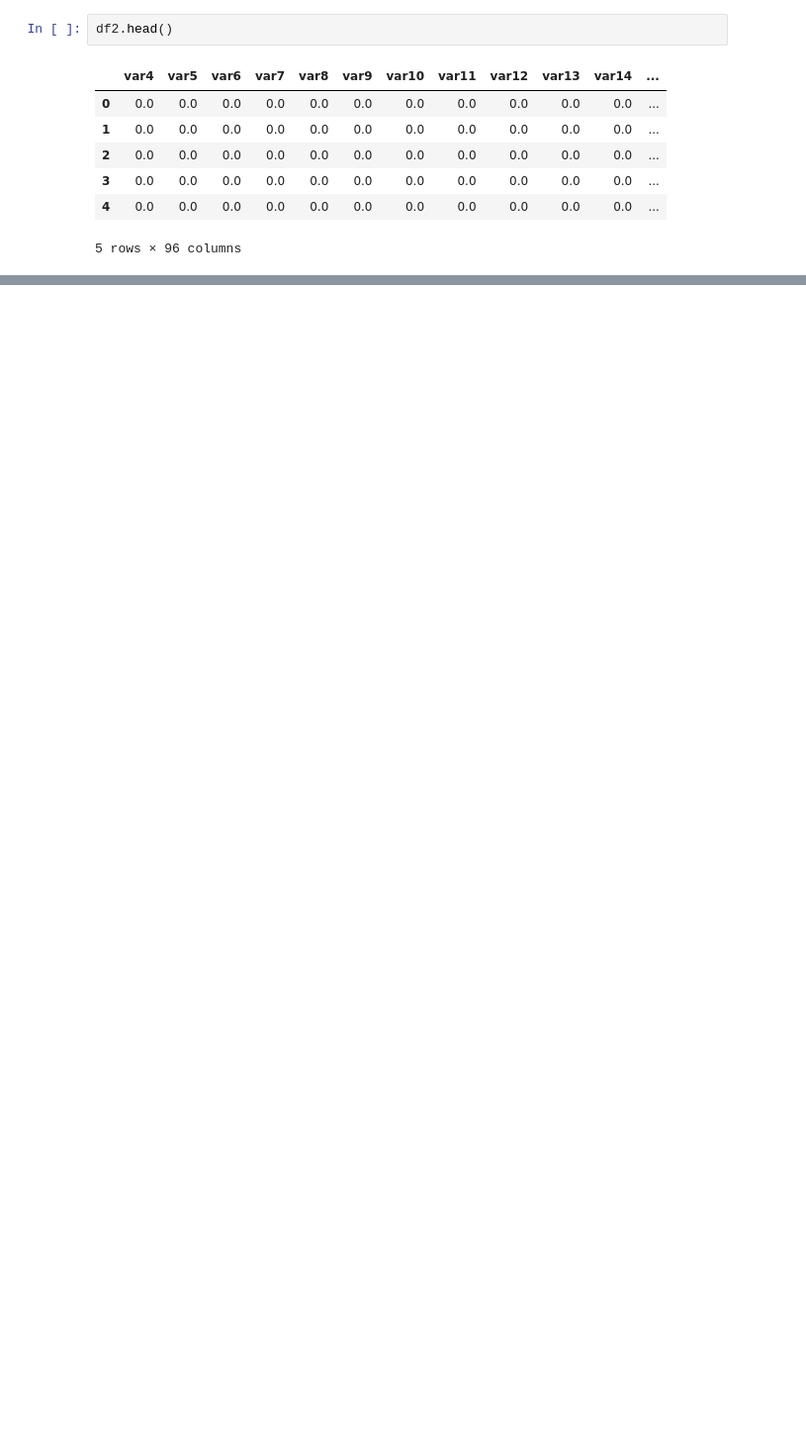
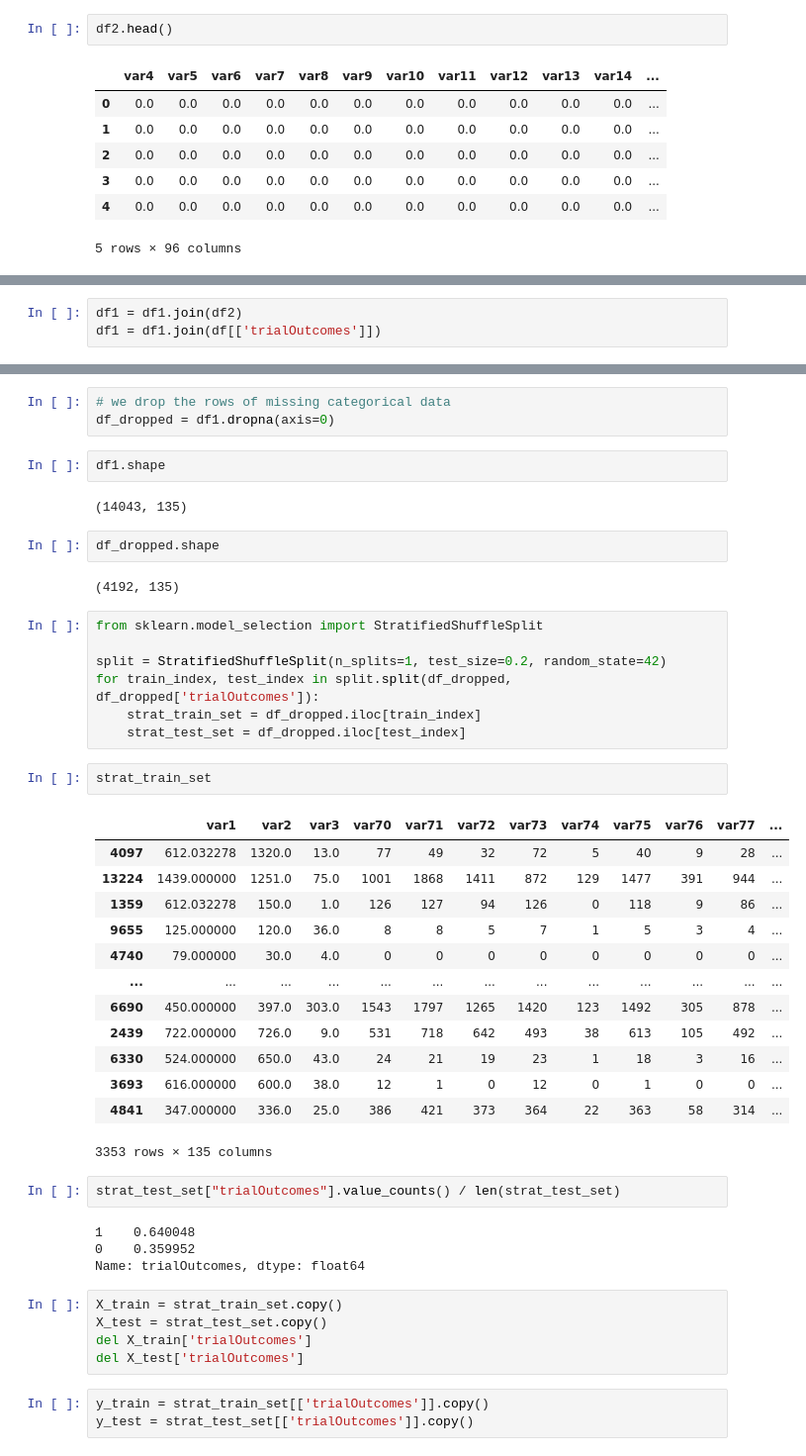
Before and after one commit to ali-08/seedcode-DS-trial, a Jupyter notebook: seedcodeTrial.ipynb, the cells around one changed output, grey strips where cells are left out. Shown at 99% size. Drawn from its saved outputs; the diff is of its cells as text; blank space fills up the shorter version.

```diff
--- a/seedcodeTrial.ipynb
+++ b/seedcodeTrial.ipynb
@@ -133,0 +140,3 @@ df2.head()
+# %%
+df1 = df1.join(df2)
+df1 = df1.join(df[['trialOutcomes']])
@@ -133,0 +153,48 @@ df2.head()
+# %%
+# we drop the rows of missing categorical data
+df_dropped = df1.dropna(axis=0)
+# %%
+df1.shape
+# %% [output]
+(14043, 135)
+# %%
+df_dropped.shape
+# %% [output]
+(4192, 135)
+# %%
+from sklearn.model_selection import StratifiedShuffleSplit
+
+split = StratifiedShuffleSplit(n_splits=1, test_size=0.2, random_state=42)
+for train_index, test_index in split.split(df_dropped, df_dropped['trialOutcomes']):
+    strat_train_set = df_dropped.iloc[train_index]
+    strat_test_set = df_dropped.iloc[test_index]
+# %%
+strat_train_set
+# %% [output]
+|  | var1 | var2 | var3 | var70 | var71 | var72 | var73 | var74 | var75 | var76 | var77 | ... |
+| 4097 | 612.032278 | 1320.0 | 13.0 | 77 | 49 | 32 | 72 | 5 | 40 | 9 | 28 | ... |
+| 13224 | 1439.000000 | 1251.0 | 75.0 | 1001 | 1868 | 1411 | 872 | 129 | 1477 | 391 | 944 | ... |
+| 1359 | 612.032278 | 150.0 | 1.0 | 126 | 127 | 94 | 126 | 0 | 118 | 9 | 86 | ... |
+| 9655 | 125.000000 | 120.0 | 36.0 | 8 | 8 | 5 | 7 | 1 | 5 | 3 | 4 | ... |
+| 4740 | 79.000000 | 30.0 | 4.0 | 0 | 0 | 0 | 0 | 0 | 0 | 0 | 0 | ... |
+| ... | ... | ... | ... | ... | ... | ... | ... | ... | ... | ... | ... | ... |
+| 6690 | 450.000000 | 397.0 | 303.0 | 1543 | 1797 | 1265 | 1420 | 123 | 1492 | 305 | 878 | ... |
+| 2439 | 722.000000 | 726.0 | 9.0 | 531 | 718 | 642 | 493 | 38 | 613 | 105 | 492 | ... |
+| 6330 | 524.000000 | 650.0 | 43.0 | 24 | 21 | 19 | 23 | 1 | 18 | 3 | 16 | ... |
+| 3693 | 616.000000 | 600.0 | 38.0 | 12 | 1 | 0 | 12 | 0 | 1 | 0 | 0 | ... |
+| 4841 | 347.000000 | 336.0 | 25.0 | 386 | 421 | 373 | 364 | 22 | 363 | 58 | 314 | ... |
+3353 rows × 135 columns
+# %%
+strat_test_set["trialOutcomes"].value_counts() / len(strat_test_set)
+# %% [output]
+1    0.640048
+0    0.359952
+Name: trialOutcomes, dtype: float64
+# %%
+X_train = strat_train_set.copy()
+X_test = strat_test_set.copy()
+del X_train['trialOutcomes']
+del X_test['trialOutcomes']
+# %%
+y_train = strat_train_set[['trialOutcomes']].copy()
+y_test = strat_test_set[['trialOutcomes']].copy()
```
Also changed, not shown: parts of 10 cells of this notebook.
